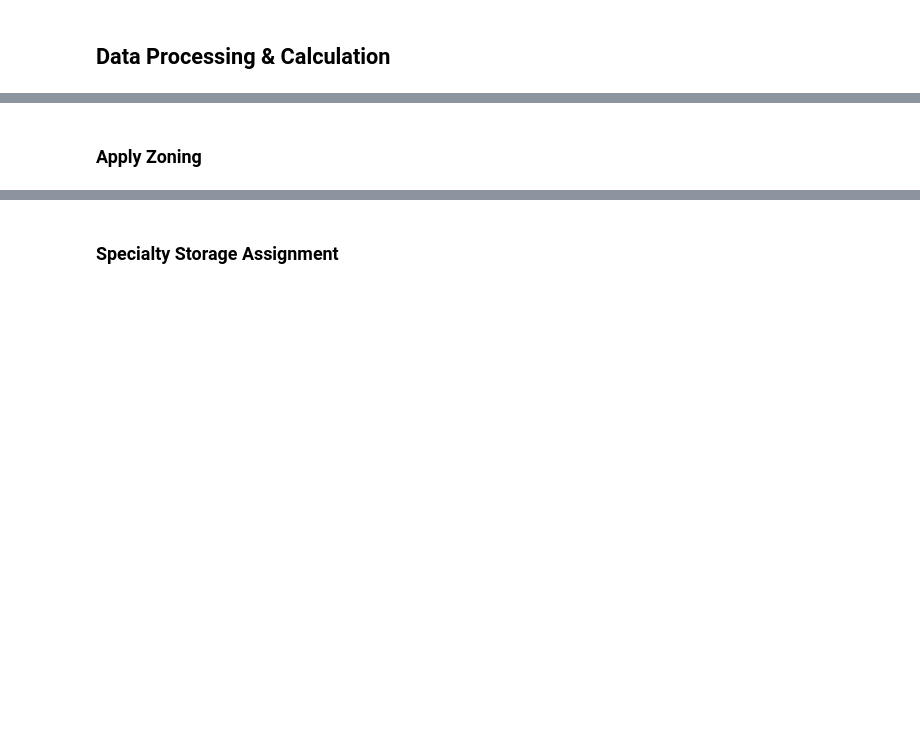
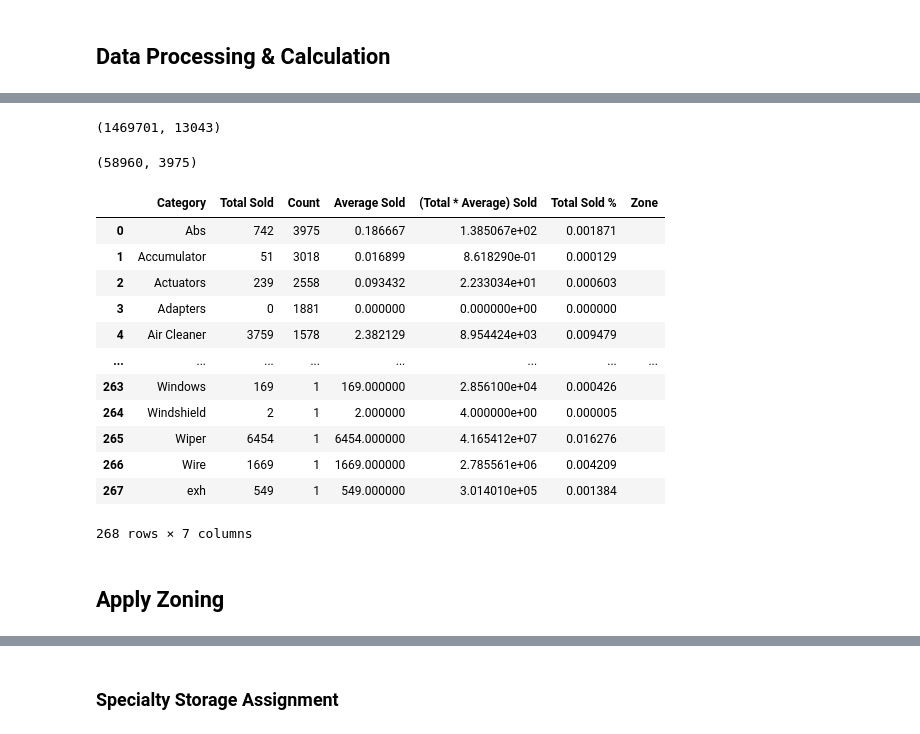
Before and after one commit to ssain2021/StorageRackOptimizationNew, a Jupyter notebook: Codes/Categorizatio.ipynb, the cells around one changed output, grey strips where cells are left out. Cells and saved outputs as stored; diff of their text form; code cells hidden in the pictures; blank space fills up the shorter version.

```diff
--- a/Codes/Categorizatio.ipynb
+++ b/Codes/Categorizatio.ipynb
@@ -27,7 +27,8 @@ import utils
 # %%
 #####   READ  ALREADY SAVED GPARTS-Merged Data
 ## @ Read FILE:: (Gparts-MergedMainData.xlsx) into Dataframe
-df_Main = utils.read_excel(r"C:\Sukhendu\UPWORK-WORK\0_Dondray_Auto\StorageRackOptimizationNew\Codes\Gparts-MergedMainData.xlsx").fillna("")
+df_Main = utils.read_excel(r"D:\Sukhendu\UPWORK-WORK\0_Dondray_Auto\StorageRackOptimizationNew\Data&Files\Gparts-MergedMainData.xlsx").fillna("")
+df_Main['Part Desc.'] = df_Main['Part Desc.'].apply(lambda desc: "-".join(desc.split("-")[1:]))
 # ~6 secs
 # %%
 
@@ -823,4 +99,8 @@ utils.print_df(pd.DataFrame(df_GMParts[df_GMParts["Part Category"] == "Miscellan
 # %%
-df_GMParts[df_GMParts["Part Category"] != "Miscellaneous"].shape[0]
+df_GMParts[df_GMParts["Part Category"] != "Miscellaneous"].shape[0], df_GMParts[df_GMParts["Part Category"] == "Miscellaneous"].shape[0]
+# %% [output]
+(1469701, 13043)
 # %%
 df_Main[df_Main["Part Category 2"] != "Miscellaneous"].shape[0], df_Main[df_Main["Part Category 2"] == "Miscellaneous"].shape[0]
+# %% [output]
+(58960, 3975)
@@ -831,2 +107,25 @@ df_GMParts[:100]
+# %%
+testy = pd.DataFrame(zip(df_Main.groupby('Part Category 2')['Total Sold'].sum().index, df_Main.groupby('Part Category 2')['Total Sold'].sum().values, df_Main['Part Category 2'].value_counts()))
+testy[3] = testy.iloc[:, 1].div(testy.iloc[:, 2], axis=0)
+testy[4] = testy.iloc[:, 1].mul(testy.iloc[:, 3], axis=0)
+testy[5] = testy.iloc[:, 1].div(testy.iloc[:, 1].sum())
+testy.insert(6, 'Zone', "")
+testy.columns = ['Category', 'Total Sold', 'Count', 'Average Sold', '(Total * Average) Sold', 'Total Sold %', 'Zone']
+testy.loc[testy["Category"] == "Oil", "Total Sold"] = 0
+testy
+# %% [output]
+|  | Category | Total Sold | Count | Average Sold | (Total * Average) Sold | Total Sold % | Zone |
+| 0 | Abs | 742 | 3975 | 0.186667 | 1.385067e+02 | 0.001871 |  |
+| 1 | Accumulator | 51 | 3018 | 0.016899 | 8.618290e-01 | 0.000129 |  |
+| 2 | Actuators | 239 | 2558 | 0.093432 | 2.233034e+01 | 0.000603 |  |
+| 3 | Adapters | 0 | 1881 | 0.000000 | 0.000000e+00 | 0.000000 |  |
+| 4 | Air Cleaner | 3759 | 1578 | 2.382129 | 8.954424e+03 | 0.009479 |  |
+| ... | ... | ... | ... | ... | ... | ... | ... |
+| 263 | Windows | 169 | 1 | 169.000000 | 2.856100e+04 | 0.000426 |  |
+| 264 | Windshield | 2 | 1 | 2.000000 | 4.000000e+00 | 0.000005 |  |
+| 265 | Wiper | 6454 | 1 | 6454.000000 | 4.165412e+07 | 0.016276 |  |
+| 266 | Wire | 1669 | 1 | 1669.000000 | 2.785561e+06 | 0.004209 |  |
+| 267 | exh | 549 | 1 | 549.000000 | 3.014010e+05 | 0.001384 |  |
+268 rows × 7 columns
 # %% [markdown]
-### Apply Zoning
+## Apply Zoning
```
Also changed, not shown: parts of 38 cells of this notebook, 4 other files.
